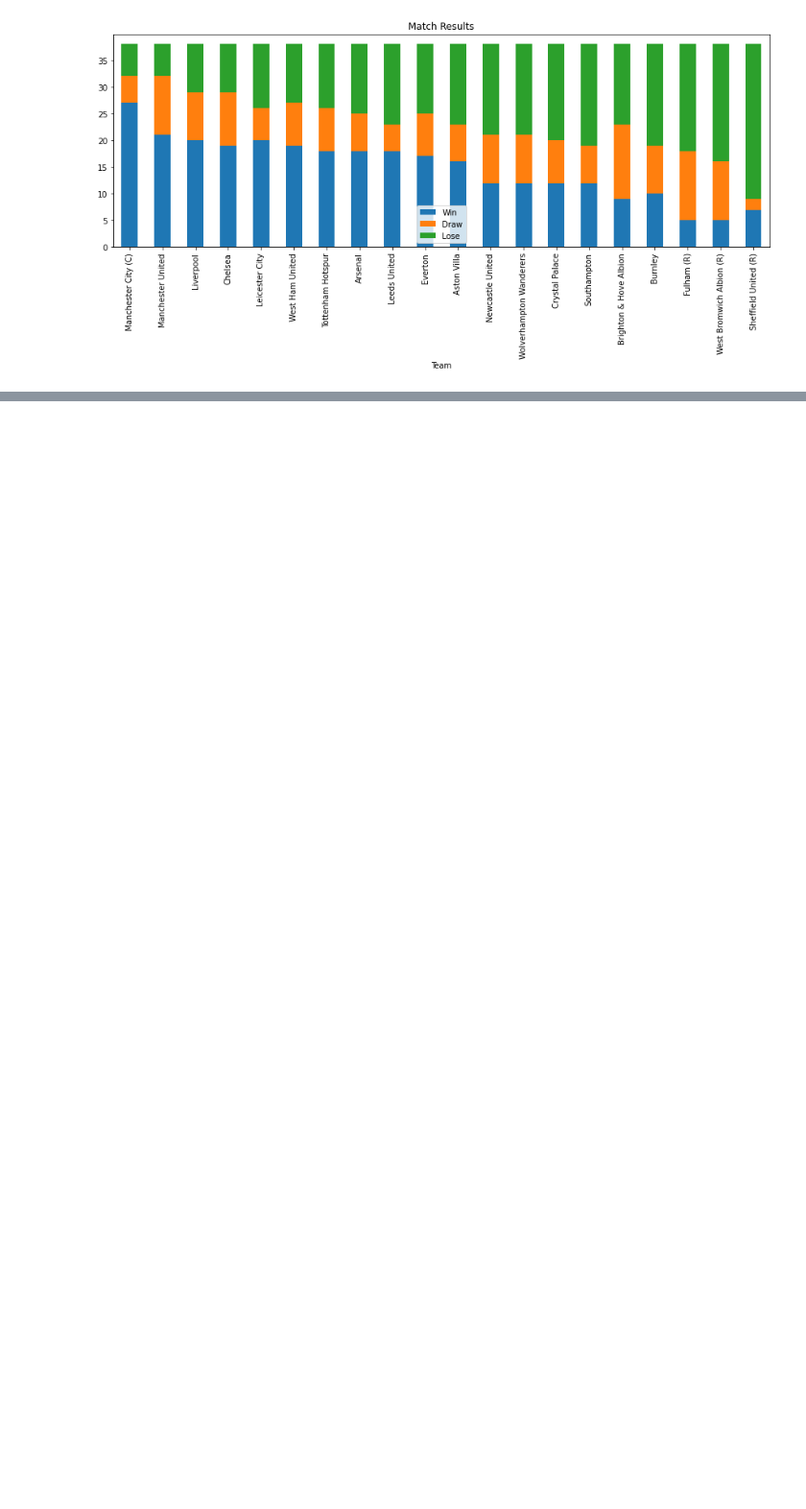
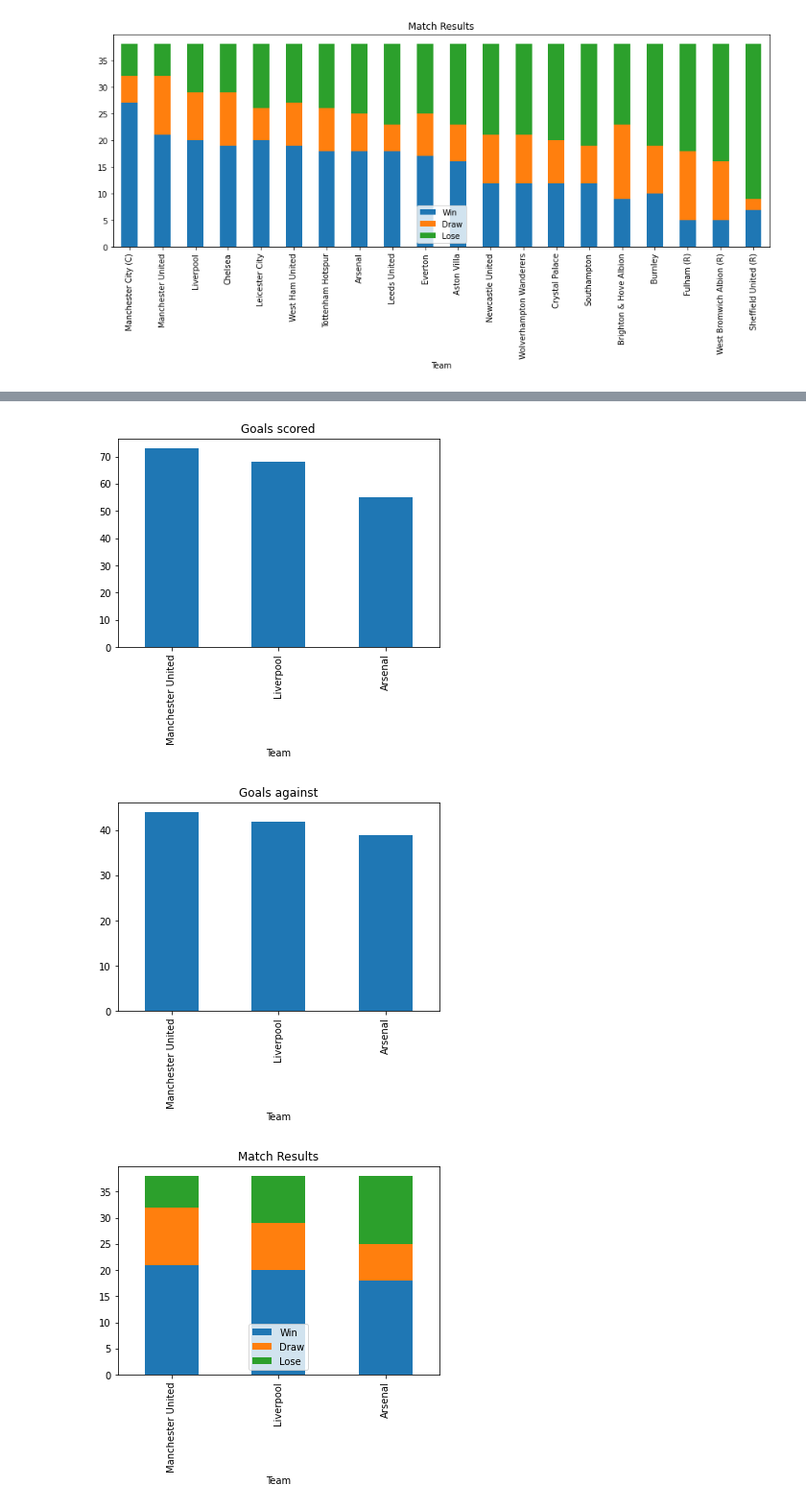
Before and after one commit to alanjones2/Alan-Jones-article-code, a Jupyter notebook: Wikitable/wikitable.ipynb, the cells around one changed output, grey strips where cells are left out. Shown at 96% size. Drawn from its saved outputs; the diff is of its cells as text; code cells hidden in the pictures; blank space fills up the shorter version.

```diff
--- a/Wikitable/wikitable.ipynb
+++ b/Wikitable/wikitable.ipynb
@@ -174,0 +253,19 @@ fig.show()
+# %%
+leagueCandidates.plot.bar(x='Team',
+                     y='GF',
+                     title='Goals scored',
+                     legend=False);
+leagueCandidates.plot.bar(x='Team',
+                     y='GA',
+                     title='Goals against',
+                     legend=False);
+leagueCandidates.plot.bar(x='Team',
+                     y=['W','D','L'],
+                     stacked=True,
+                     title='Match Results',
+                     legend=False,
+                     ).legend(['Win','Draw','Lose'],loc='lower center');
+# %% [output]
+[figure, added]
+[figure, added]
+[figure, added]
```
Also changed, not shown: parts of 21 cells of this notebook.
